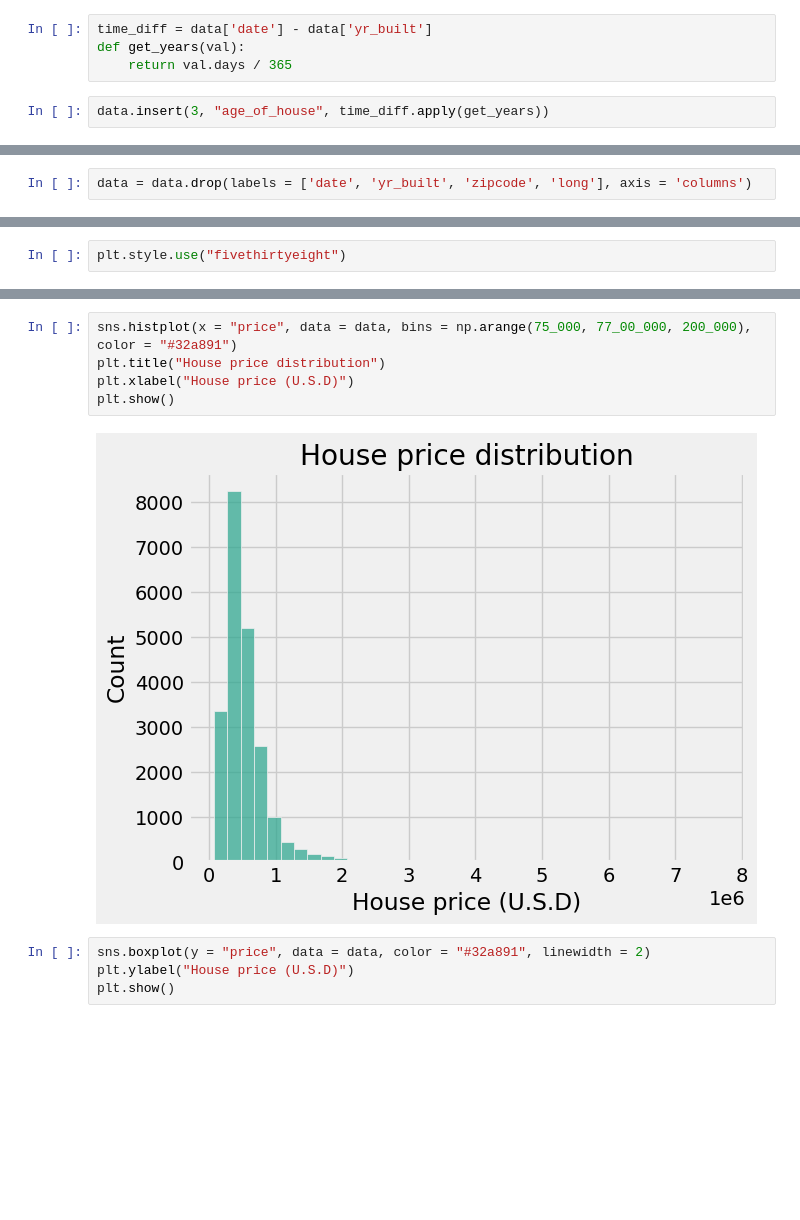
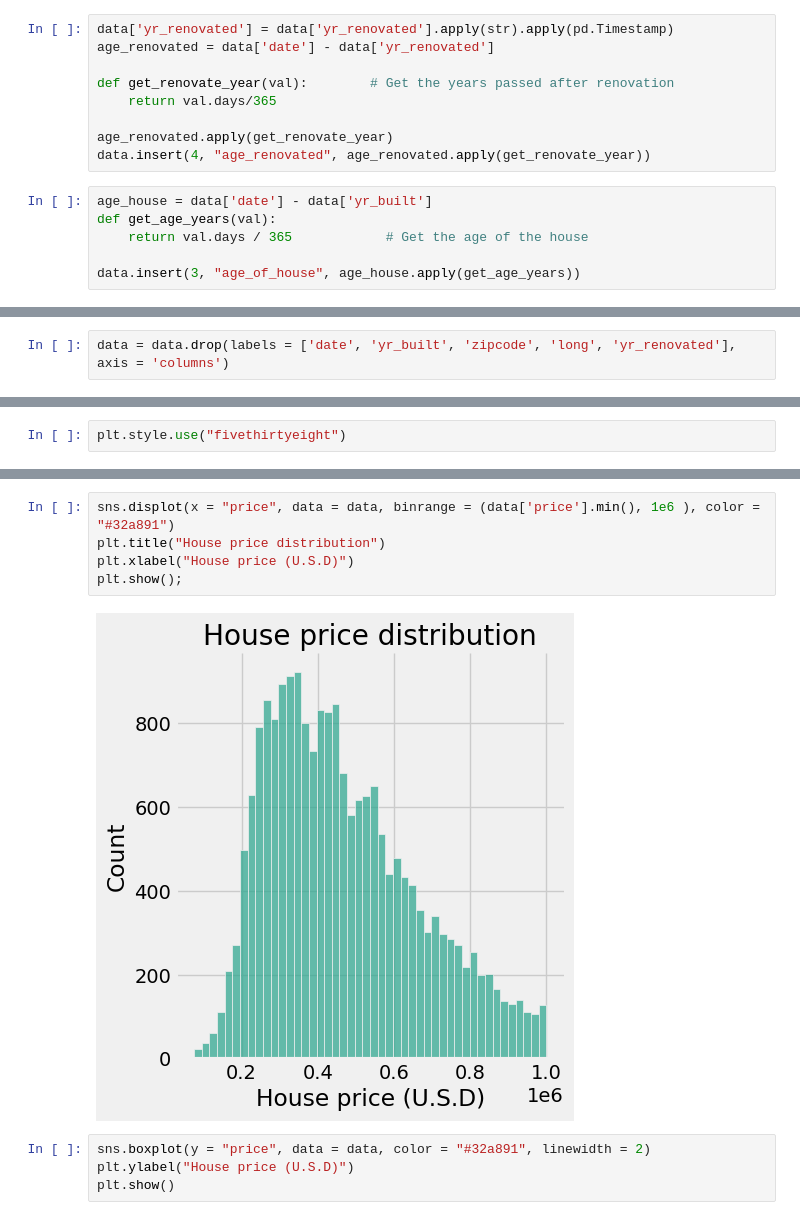
Before and after one commit to Mainakcris7/house-pricing, a Jupyter notebook: house_pricing.ipynb, the cells around one changed output, grey strips where cells are left out. Cells and saved outputs as stored; diff of their text form; blank space fills up the shorter version.

```diff
--- a/house_pricing.ipynb
+++ b/house_pricing.ipynb
@@ -48,9 +50,18 @@ data['yr_built'] = data['yr_built'].apply(pd.Timestamp)
+# %%
+data['yr_renovated'] = data['yr_renovated'].apply(str).apply(pd.Timestamp)
+age_renovated = data['date'] - data['yr_renovated']
+
+def get_renovate_year(val):        # Get the years passed after renovation
+    return val.days/365
+
+age_renovated.apply(get_renovate_year)
+data.insert(4, "age_renovated", age_renovated.apply(get_renovate_year))
 # %%
-time_diff = data['date'] - data['yr_built']
-def get_years(val):
-    return val.days / 365
+age_house = data['date'] - data['yr_built']
+def get_age_years(val):
+    return val.days / 365            # Get the age of the house
+
+data.insert(3, "age_of_house", age_house.apply(get_age_years))
-# %%
-data.insert(3, "age_of_house", time_diff.apply(get_years))
 # %%
 data.head()
 # %% [output]
@@ -63,5 +75,5 @@ data.head()
 # %%
-data = data.drop(labels = ['date', 'yr_built', 'zipcode', 'long'], axis = 'columns')
+data = data.drop(labels = ['date', 'yr_built', 'zipcode', 'long', 'yr_renovated'], axis = 'columns')
 # %%
 data.tail()
 # %% [output]
@@ -146,10 +135,10 @@ plt.style.use("fivethirtyeight")
 # %%
-sns.histplot(x = "price", data = data, bins = np.arange(75_000, 77_00_000, 200_000), color = "#32a891")
+sns.displot(x = "price", data = data, binrange = (data['price'].min(), 1e6 ), color = "#32a891")
 plt.title("House price distribution")
 plt.xlabel("House price (U.S.D)")
-plt.show()
+plt.show();
 # %% [output]
-[figure, old version]
+[figure, new version]
 # %%
 sns.boxplot(y = "price", data = data, color = "#32a891", linewidth = 2)
 plt.ylabel("House price (U.S.D)")
```
Also changed, not shown: parts of 28 cells of this notebook, 4 other files.
